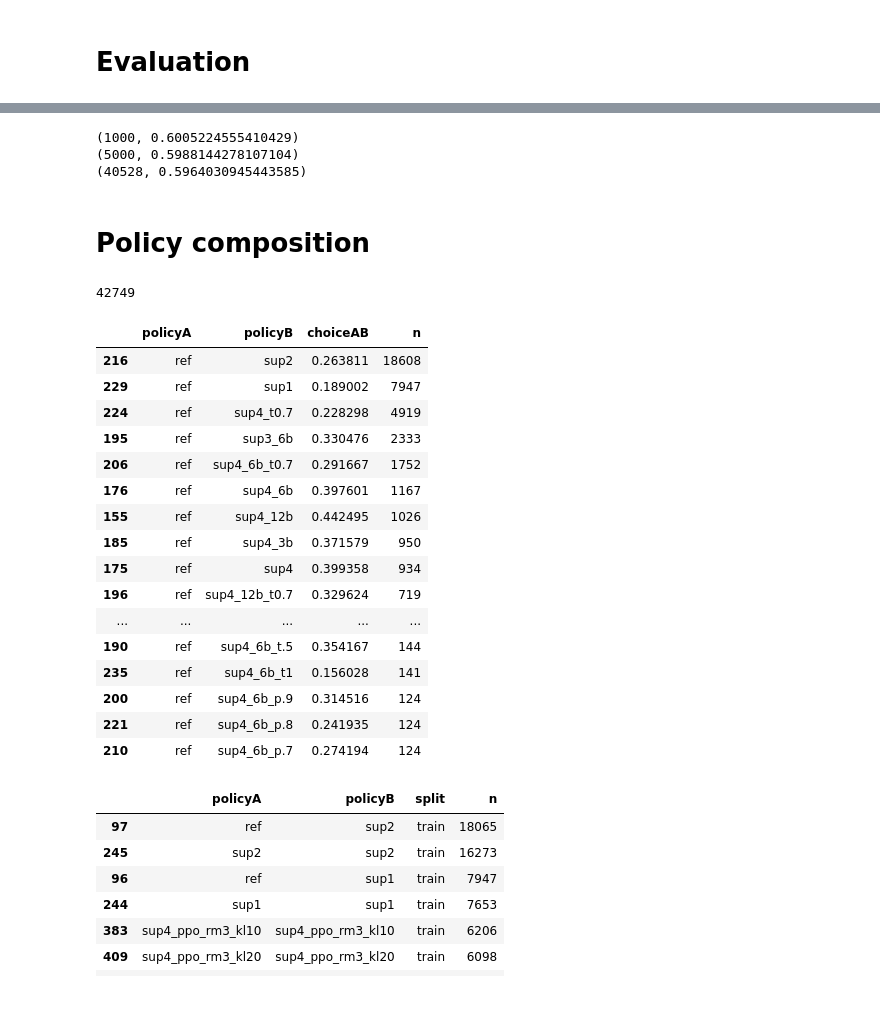
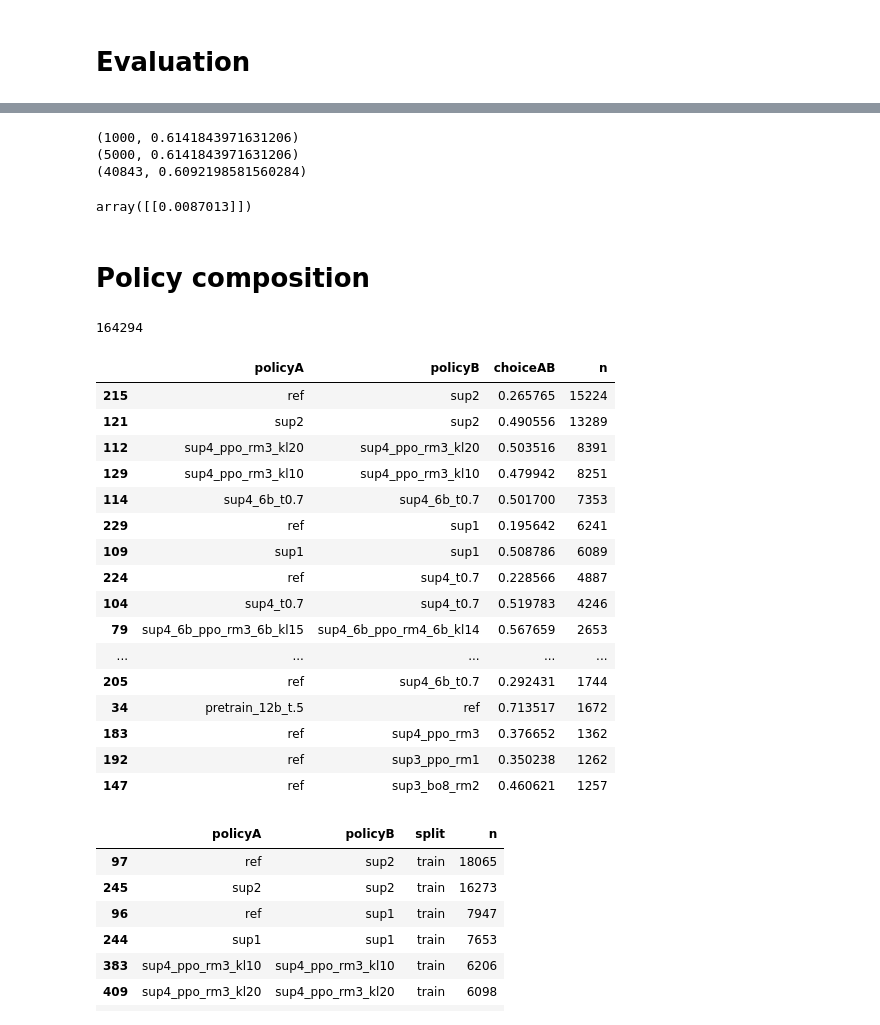
Before and after one commit to hacobe/rusp, a Jupyter notebook: data_synthesis/notebook.ipynb, the cells around one changed output, grey strips where cells are left out. Cells and saved outputs as stored; diff of their text form; code cells hidden in the pictures.

```diff
--- a/data_synthesis/notebook.ipynb
+++ b/data_synthesis/notebook.ipynb
@@ -155,13 +181,14 @@ def featurize(completion):
 X = []
 y = []
 splits = []
-include_features = set(["capped_len", "lcs"])
+include_features = set(["capped_len"])
 rows = []
 for split in ["train", "test"]:
     if split == "train":
-        f = os.path.join(config["data_dir"], "comparisons_refvsup+supvsup_train.jsonl")
+        f = os.path.join(config["data_dir"], "comparisons_tldr_refvsup+supvsup_train.jsonl")
     else:
-        f = os.path.join(config["data_dir"], "comparisons_refvsup+supvsup_test.jsonl")
+        #f = os.path.join(config["data_dir"], "comparisons_tldr_refvsup+supvsup_test.jsonl")
+        f = os.path.join(config["data_dir"], "comparisons_cnndm_supvsup_test.jsonl")
     with jsonlines.open(f, "r") as fin:
         for line in fin:
             assert line["completion0"].strip() == line["example"]["summaries"][0]["text"].strip()
@@ -201,9 +228,13 @@ for limit in [1000, 5000, n]:
     acc = np.mean(df["pred"][df["split"] == "test"] == df["choice"][df["split"] == "test"])
     print((limit, acc))
 # %% [output]
-(1000, 0.6005224555410429)
-(5000, 0.5988144278107104)
-(40528, 0.5964030945443585)
+(1000, 0.6141843971631206)
+(5000, 0.6141843971631206)
+(40843, 0.6092198581560284)
+# %%
+model.coef_
+# %% [output]
+array([[0.0087013]])
 # %% [markdown]
 # Policy composition
 # %%
@@ -220,9 +251,10 @@ df = {
     "split": []
 }
 input_files = [
-    "comparisons_base_train.jsonl",
-    "comparisons_base_valid.jsonl",
-    "comparisons_base_test.jsonl"
+    "comparisons_tldr_all_train.jsonl",
+    "comparisons_tldr_all_valid.jsonl",
+    "comparisons_tldr_all_test.jsonl"
+    #"comparisons_cnndm_all_test.jsonl"
 ]
 for input_file in input_files:
     input_path = os.path.join(config["data_dir"], input_file)
@@ -264,38 +296,38 @@ df["n"] = 1
 # %%
 d = df.groupby(["policyA", "policyB"]).mean().reset_index().sort_values("choiceAB", ascending=False)
 d = d[["policyA", "policyB", "choiceAB"]]
 d2 = df.groupby(["policyA", "policyB"]).count().reset_index().sort_values("n", ascending=False)
 d2 = d2[["policyA", "policyB", "n"]]
 d = pd.merge(d, d2, on=["policyA", "policyB"])
 d = d.sort_values("n", ascending=False)
 f = [True] * len(d)
-f &= (d["policyA"].apply(lambda x: x.find("_ppo")) == -1)
-f &= (d["policyB"].apply(lambda x: x.find("_ppo")) == -1)
-f &= (d["policyA"].apply(lambda x: x.find("_bo")) == -1)
-f &= (d["policyB"].apply(lambda x: x.find("_bo")) == -1)
-f &= (d["policyA"] == "ref") & (d["policyB"].apply(lambda x: x.startswith("sup")))
+#f &= (d["policyA"].apply(lambda x: x.find("_ppo")) == -1)
+#f &= (d["policyB"].apply(lambda x: x.find("_ppo")) == -1)
+#f &= (d["policyA"].apply(lambda x: x.find("_bo")) == -1)
+#f &= (d["policyB"].apply(lambda x: x.find("_bo")) == -1)
+#f &= (d["policyA"] == "ref") & (d["policyB"].apply(lambda x: x.startswith("sup")))
 #f &= (d["policyA"] == d["policyB"])
 print(sum(d[f]["n"]))
-d[f].sort_values("n", ascending=False)
+d[f].sort_values("n", ascending=False)[0:20]
 # %% [output]
-42749
+164294
 |  | policyA | policyB | choiceAB | n |
-| 216 | ref | sup2 | 0.263811 | 18608 |
-| 229 | ref | sup1 | 0.189002 | 7947 |
-| 224 | ref | sup4_t0.7 | 0.228298 | 4919 |
-| 195 | ref | sup3_6b | 0.330476 | 2333 |
-| 206 | ref | sup4_6b_t0.7 | 0.291667 | 1752 |
-| 176 | ref | sup4_6b | 0.397601 | 1167 |
-| 155 | ref | sup4_12b | 0.442495 | 1026 |
-| 185 | ref | sup4_3b | 0.371579 | 950 |
-| 175 | ref | sup4 | 0.399358 | 934 |
-| 196 | ref | sup4_12b_t0.7 | 0.329624 | 719 |
+| 215 | ref | sup2 | 0.265765 | 15224 |
+| 121 | sup2 | sup2 | 0.490556 | 13289 |
+| 112 | sup4_ppo_rm3_kl20 | sup4_ppo_rm3_kl20 | 0.503516 | 8391 |
+| 129 | sup4_ppo_rm3_kl10 | sup4_ppo_rm3_kl10 | 0.479942 | 8251 |
+| 114 | sup4_6b_t0.7 | sup4_6b_t0.7 | 0.501700 | 7353 |
+| 229 | ref | sup1 | 0.195642 | 6241 |
+| 109 | sup1 | sup1 | 0.508786 | 6089 |
+| 224 | ref | sup4_t0.7 | 0.228566 | 4887 |
+| 104 | sup4_t0.7 | sup4_t0.7 | 0.519783 | 4246 |
+| 79 | sup4_6b_ppo_rm3_6b_kl15 | sup4_6b_ppo_rm4_6b_kl14 | 0.567659 | 2653 |
 | ... | ... | ... | ... | ... |
-| 190 | ref | sup4_6b_t.5 | 0.354167 | 144 |
-| 235 | ref | sup4_6b_t1 | 0.156028 | 141 |
-| 200 | ref | sup4_6b_p.9 | 0.314516 | 124 |
-| 221 | ref | sup4_6b_p.8 | 0.241935 | 124 |
-| 210 | ref | sup4_6b_p.7 | 0.274194 | 124 |
+| 205 | ref | sup4_6b_t0.7 | 0.292431 | 1744 |
+| 34 | pretrain_12b_t.5 | ref | 0.713517 | 1672 |
+| 183 | ref | sup4_ppo_rm3 | 0.376652 | 1362 |
+| 192 | ref | sup3_ppo_rm1 | 0.350238 | 1262 |
+| 147 | ref | sup3_bo8_rm2 | 0.460621 | 1257 |
 # %%
 d = df.groupby(["policyA", "policyB", "split"]).sum().reset_index()
 d = d[["policyA", "policyB", "split", "n"]]
```
Also changed, not shown: parts of 4 cells of this notebook.
